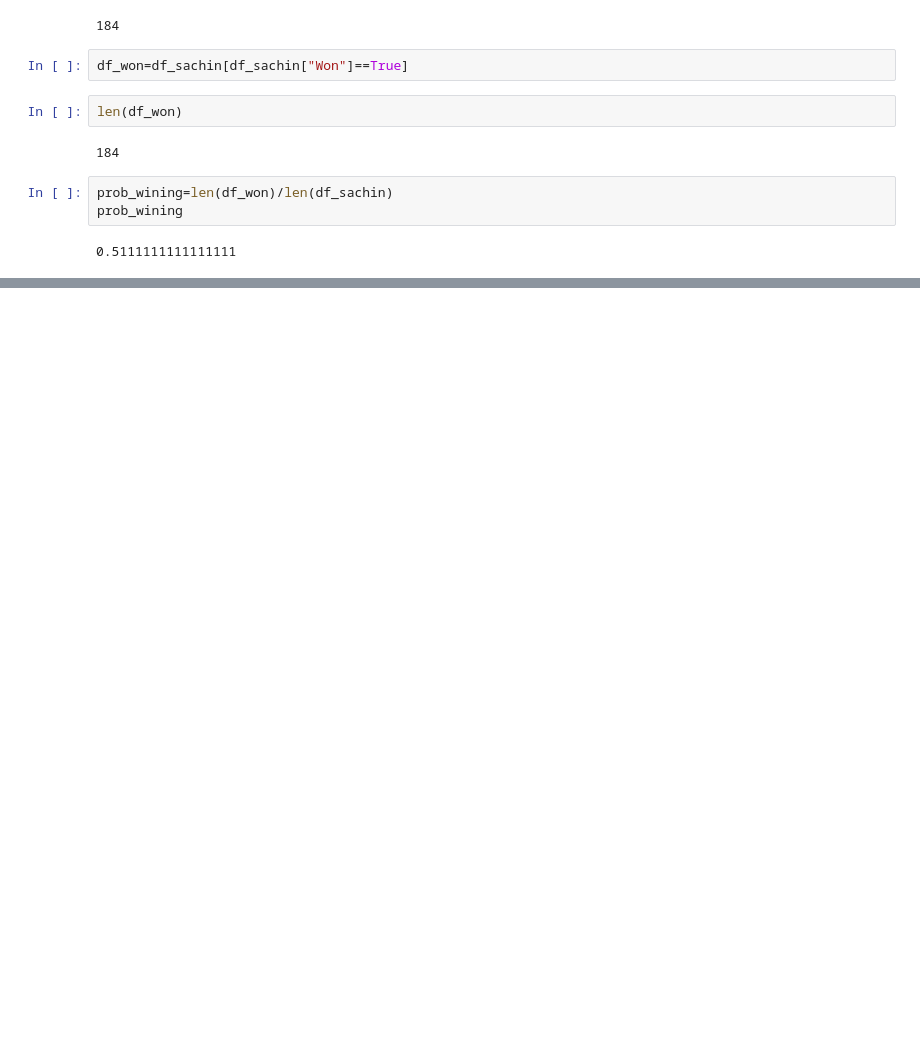
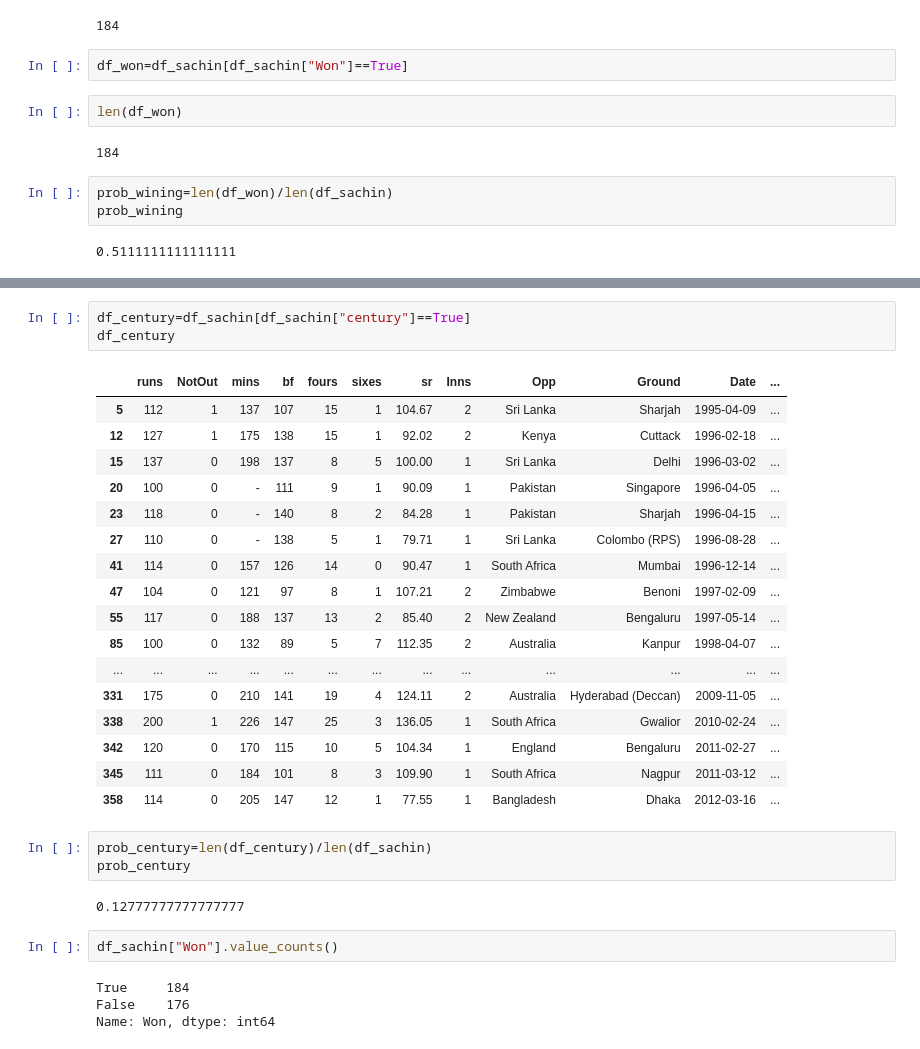
Before and after one commit to jeeet0700/Probablity, a Jupyter notebook: Probability basic defination.ipynb, the cells around one changed output, grey strips where cells are left out. Cells and saved outputs as stored; diff of their text form; blank space fills up the shorter version.

```diff
--- a/Probability basic defination.ipynb
+++ b/Probability basic defination.ipynb
@@ -70,0 +84,32 @@ prob_wining
+# %%
+df_century=df_sachin[df_sachin["century"]==True]
+df_century
+# %% [output]
+|  | runs | NotOut | mins | bf | fours | sixes | sr | Inns | Opp | Ground | Date | ... |
+| 5 | 112 | 1 | 137 | 107 | 15 | 1 | 104.67 | 2 | Sri Lanka | Sharjah | 1995-04-09 | ... |
+| 12 | 127 | 1 | 175 | 138 | 15 | 1 | 92.02 | 2 | Kenya | Cuttack | 1996-02-18 | ... |
+| 15 | 137 | 0 | 198 | 137 | 8 | 5 | 100.00 | 1 | Sri Lanka | Delhi | 1996-03-02 | ... |
+| 20 | 100 | 0 | - | 111 | 9 | 1 | 90.09 | 1 | Pakistan | Singapore | 1996-04-05 | ... |
+| 23 | 118 | 0 | - | 140 | 8 | 2 | 84.28 | 1 | Pakistan | Sharjah | 1996-04-15 | ... |
+| 27 | 110 | 0 | - | 138 | 5 | 1 | 79.71 | 1 | Sri Lanka | Colombo (RPS) | 1996-08-28 | ... |
+| 41 | 114 | 0 | 157 | 126 | 14 | 0 | 90.47 | 1 | South Africa | Mumbai | 1996-12-14 | ... |
+| 47 | 104 | 0 | 121 | 97 | 8 | 1 | 107.21 | 2 | Zimbabwe | Benoni | 1997-02-09 | ... |
+| 55 | 117 | 0 | 188 | 137 | 13 | 2 | 85.40 | 2 | New Zealand | Bengaluru | 1997-05-14 | ... |
+| 85 | 100 | 0 | 132 | 89 | 5 | 7 | 112.35 | 2 | Australia | Kanpur | 1998-04-07 | ... |
+| ... | ... | ... | ... | ... | ... | ... | ... | ... | ... | ... | ... | ... |
+| 331 | 175 | 0 | 210 | 141 | 19 | 4 | 124.11 | 2 | Australia | Hyderabad (Deccan) | 2009-11-05 | ... |
+| 338 | 200 | 1 | 226 | 147 | 25 | 3 | 136.05 | 1 | South Africa | Gwalior | 2010-02-24 | ... |
+| 342 | 120 | 0 | 170 | 115 | 10 | 5 | 104.34 | 1 | England | Bengaluru | 2011-02-27 | ... |
+| 345 | 111 | 0 | 184 | 101 | 8 | 3 | 109.90 | 1 | South Africa | Nagpur | 2011-03-12 | ... |
+| 358 | 114 | 0 | 205 | 147 | 12 | 1 | 77.55 | 1 | Bangladesh | Dhaka | 2012-03-16 | ... |
+# %%
+prob_century=len(df_century)/len(df_sachin)
+prob_century
+# %% [output]
+0.12777777777777777
+# %%
+df_sachin["Won"].value_counts()
+# %% [output]
+True     184
+False    176
+Name: Won, dtype: int64
```
Also changed, not shown: parts of 13 cells of this notebook.
